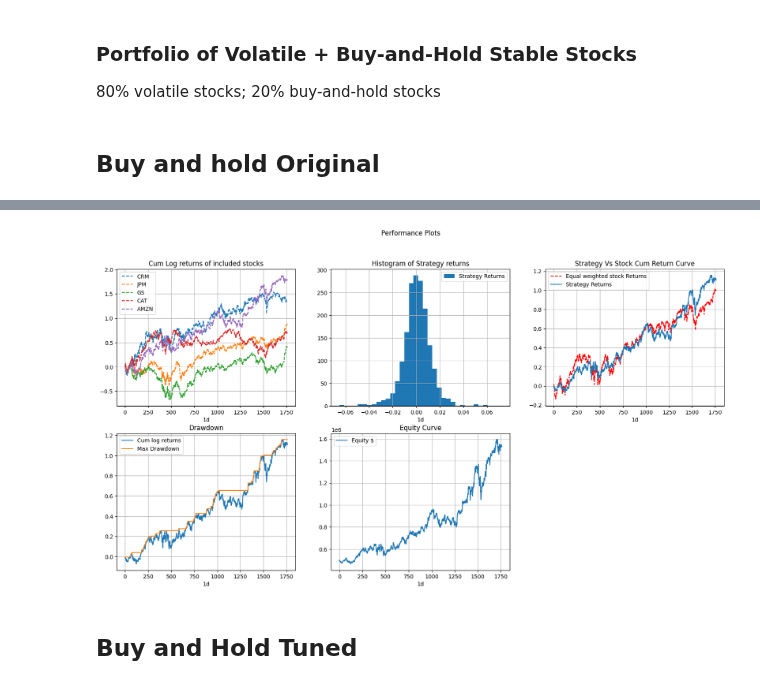
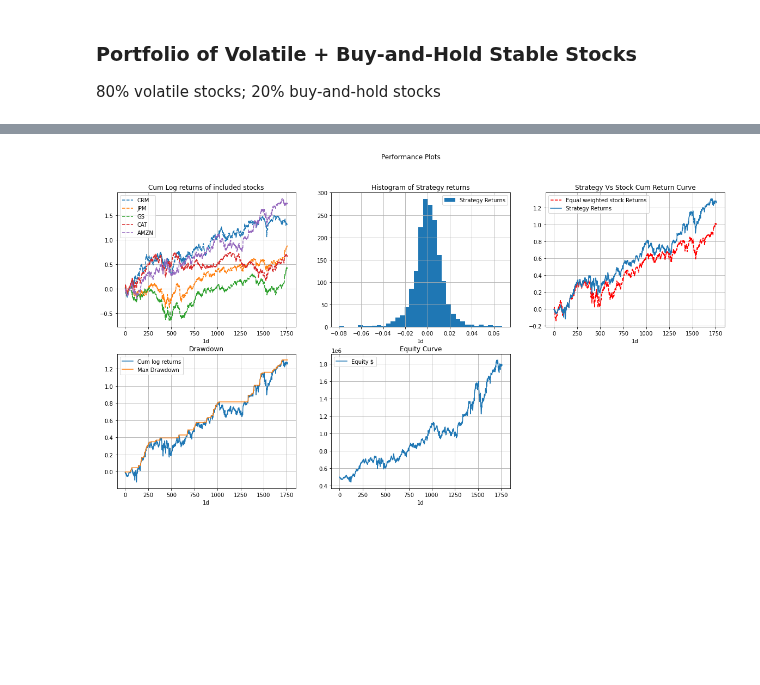
Before and after one commit to pehper/IS4226, a Jupyter notebook: final_strategy.ipynb, the cells around one changed output, grey strips where cells are left out. Cells and saved outputs as stored; diff of their text form; code cells hidden in the pictures; blank space fills up the shorter version.

```diff
--- a/final_strategy.ipynb
+++ b/final_strategy.ipynb
@@ -1140,8 +717,6 @@ The total trades taken by the strategy: 1226
 
 80% volatile stocks;
 20% buy-and-hold stocks
-# %% [markdown]
-## Buy and hold Original
 # %%
 class All_volatile_with_hodl(Common_Class):
 
@@ -1168,7 +743,7 @@ class All_volatile_with_hodl(Common_Class):
       self.take_profit_price['{}'.format(stock)] = price - (tp_multiplier * atr)
       self.stop_loss_price['{}'.format(stock)] = price + (sl_multipler * atr)
 
-  def go_long(self, bar, stock, quantity = None, dollar = None): # either previously in position or fresh position
+  def go_long(self, bar, stock, dollar, quantity = None): # either previously in position or fresh position
     if self.position['{}'.format(stock)] == -1:
       self.position['{}'.format(stock)] = 0
       self.buy_order(bar,stock, quantity = -self.quantity['{}'.format(stock)]) #to clear previous short position and therefore negative quantity.(already in position, thats why negative)
@@ -1177,12 +752,10 @@ class All_volatile_with_hodl(Common_Class):
     elif dollar:
       if dollar == 'all':
         dollar = self.capital
-      else:
-        dollar = self.capital/len(self.symbol)
       self.buy_order(bar, stock, dollar = dollar)
 
 
-  def go_short(self, bar, stock, quantity = None, dollar = None):
+  def go_short(self, bar, stock, dollar, quantity = None):
     if self.position['{}'.format(stock)] == 1:
       self.position['{}'.format(stock)] = 0
       self.sell_order(bar,stock, quantity = self.quantity['{}'.format(stock)]) #to clear previous long vposition
@@ -1191,8 +764,7 @@ class All_volatile_with_hodl(Common_Class):
     elif dollar:
       if dollar == 'all':
         dollar = self.capital
-      else:
-        dollar = self.capital/len(self.symbol)
+
       self.sell_order(bar, stock, dollar = dollar)
 
   def stop_loss(self):
@@ -1216,6 +788,7 @@ class All_volatile_with_hodl(Common_Class):
     self.trading_capital = self.initial_capital - self.hodl_capital
     self.stop = False
     self.trades = 0
+    self.capital = self.initial_capital
 
     self.take_profit_price = {}
     self.stop_loss_price = {}
@@ -1295,9 +868,9 @@ class All_volatile_with_hodl(Common_Class):
           date, price = self.return_date_price(bar, stock)
           num_of_stocks_with_no_position = sum(1 for key, value in self.position.items() if key in trading_stocks and value == 0)
           if num_of_stocks_with_no_position != 0:
-            amount_to_trade = self.capital / num_of_stocks_with_no_position
+            amount_to_trade = self.trading_capital / num_of_stocks_with_no_position
           else:
-            amount_to_trade = self.capital / len(self.position)
+            amount_to_trade = self.trading_capital / len(self.position)
 
           if self.position['{}'.format(stock)] == 1:
             if price >= tp or price <= sl: # check if price > take profit or < stop loss
@@ -1358,10 +931,6 @@ class All_volatile_with_hodl(Common_Class):
     #print(self.stored_data)
     #return self.stored_data, self.all_data
 
-#stocks = ['MSFT', 'AAPL', 'TSLA']
-#stocks = ["BRITANNIA.NS", "ULTRACEMCO.NS","KOTAKBANK.NS", "HEROMOTOCO.NS"]
-#stocks = ["C52.SI", "S68.SI", "G13.SI", "V03.SI"]
-#stocks = ['AAPL']
 
   def objective_function(self, ema_window, bb_window, bb_dev, atr_window, sl_multiplier, tp_multiplier):
       # Run the strategy with the provided parameters
@@ -1376,36 +945,6 @@ class All_volatile_with_hodl(Common_Class):
       return final_return
 
 
-  # def grid_search(self, param_grid):
-  #     best_score = -np.inf
-  #     best_params = {}
-
-  #     for params in product(
-  #         param_grid['ema_window'], param_grid['bb_window'], param_grid['bb_dev'],
-  #         param_grid['atr_window'], param_grid['sl_multiplier'], param_grid['tp_multiplier']
-  #     ):
-  #         ema_window, bb_window, bb_dev, atr_window, sl_multiplier, tp_multiplier = params
-
-  #         # Run the objective function to evaluate the current parameter combination
-  #         score = self.objective_function(ema_window, bb_window, bb_dev, atr_window, sl_multiplier, tp_multiplier)
-
-  #         # Check if this combination gives a better score
-  #         if score > best_score:
-  #             best_score = score
-  #             best_params = {
-  #                 'ema_window': ema_window,
-  #                 'bb_window': bb_window,
-  #                 'bb_dev': bb_dev,
-  #                 'atr_window': atr_window,
-  #                 'sl_multiplier': sl_multiplier,
-  #                 'tp_multiplier': tp_multiplier
-  #             }
-
-  #     # Print the best parameters and score found
-  #     print(f"Best Parameters: {best_params}")
-  #     print(f"Best Total Return: {best_score}")
-
-  #     return best_params
 
   def randomized_cv_search(self, param_grid, n_iter=10):
 
@@ -1452,8 +991,8 @@ if __name__ == "__main__":
     training_end = "2016-12-31"
     testing_start = "2017-01-01"
     testing_end = "2019-12-31"
-    trading_stocks = ['CRM', 'JPM', 'GS', 'CAT']
-    hodl_stocks = ['AMZN']
+    trading_stocks =  ['CRM', 'JPM', 'GS', 'CAT']
+    hodl_stocks =['AMZN']
 
     # Create an instance of the strategy class
     A = All_volatile_with_hodl(trading_stocks, hodl_stocks, training_start, training_end, "1d", initial_capital, 0.00, False)
@@ -1473,10 +1012,17 @@ if __name__ == "__main__":
     # best_params = A.grid_search(param_grid)
 
     # Perform randomized CV search to find the optimal parameter set
-    #best_params = A.randomized_cv_search(param_grid, n_iter=20)
+    best_params = A.randomized_cv_search(param_grid, n_iter=20)
 
     # Run the strategy with the best parameters found
-    A.run_strategy(200, 20, 1.5, 14, 3, 3)
+    A.run_strategy(
+        best_params['ema_window'],
+        best_params['bb_window'],
+        best_params['bb_dev'],
+        best_params['atr_window'],
+        best_params['sl_multiplier'],
+        best_params['tp_multiplier']
+    )
 
     # Evaluate performance with the best parameters
     A.performance()
@@ -1497,3 +1048 @@ The total trades taken by the strategy: 877
-[figure, old version]
+[figure, new version]
-# %% [markdown]
-## Buy and Hold Tuned
```
Also changed, not shown: parts of 8 cells of this notebook.
